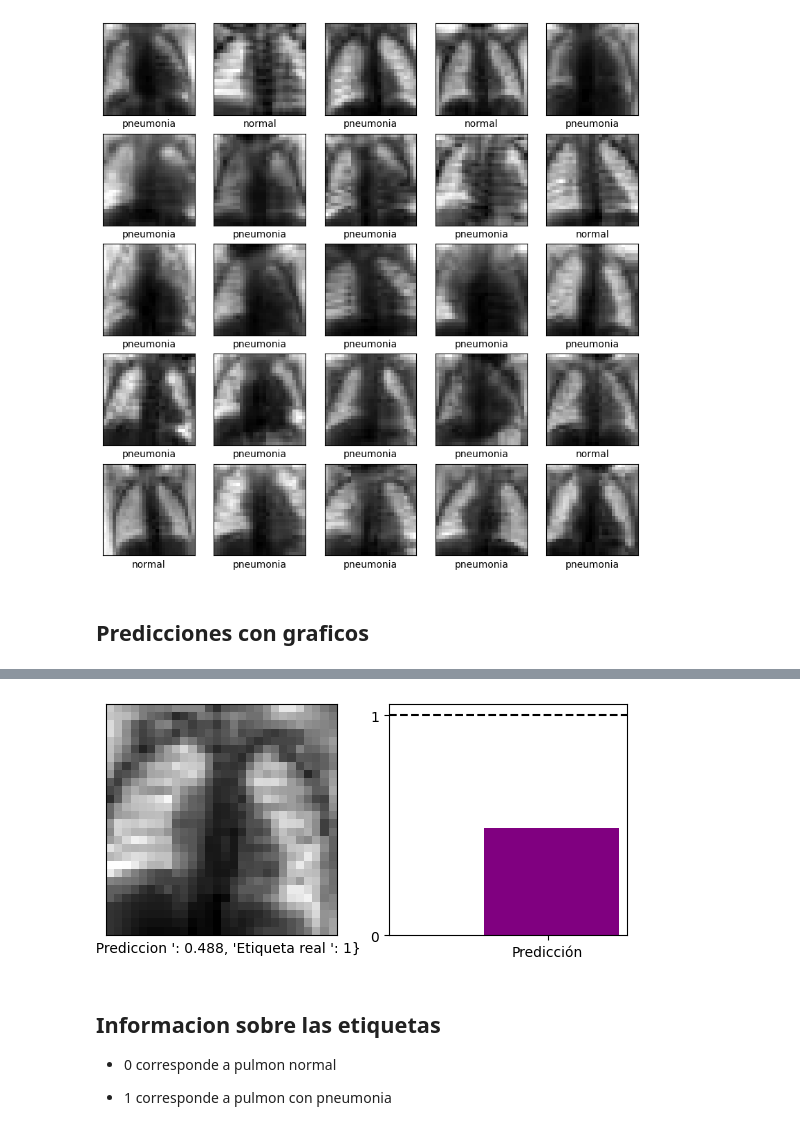
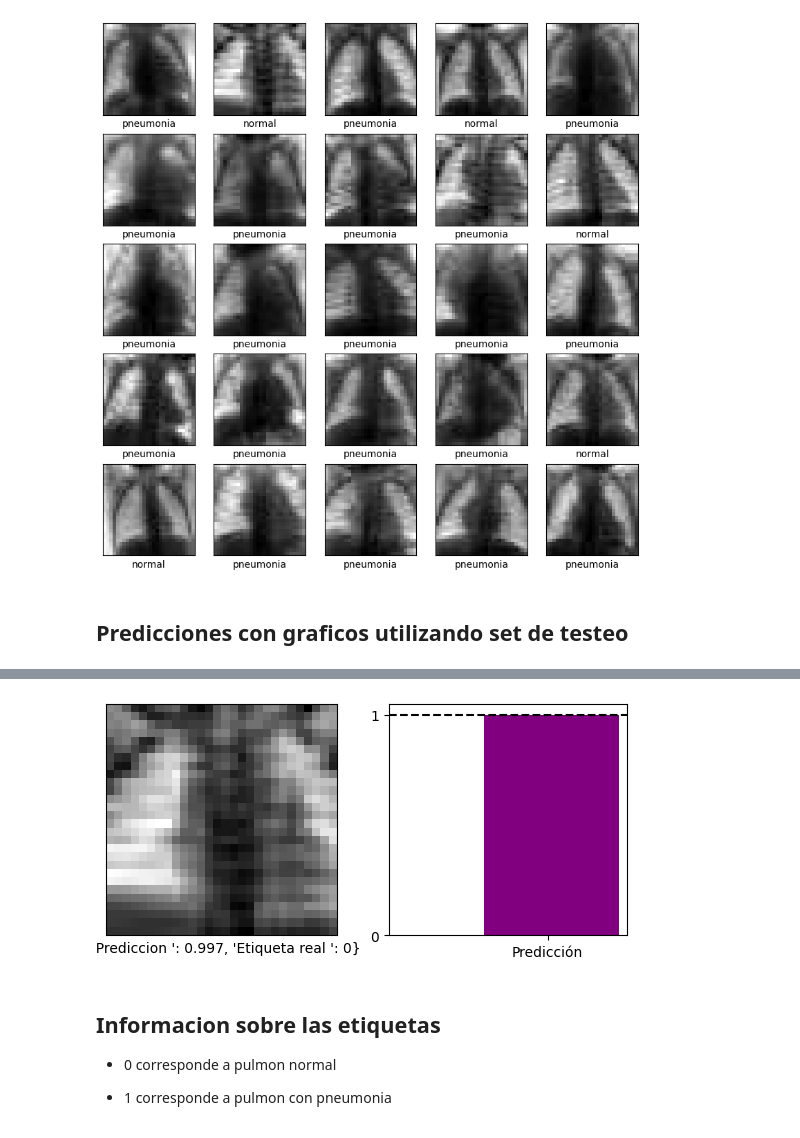
Before and after one commit to Salva13s/Trabajo-IA-MedMNIST, a Jupyter notebook: CNN_a_mano.ipynb, the cells around one changed output, grey strips where cells are left out. Drawn from its saved outputs; the diff is of its cells as text; code cells hidden in the pictures.

```diff
--- a/CNN_a_mano.ipynb
+++ b/CNN_a_mano.ipynb
@@ -107,0 +117,4 @@ print(test_labels2)
+# %%
+train_labels2 = train_labels.flatten()
+test_labels2 = test_labels.flatten()
+val_labels2 = val_labels.flatten()
@@ -108,5 +144,6 @@ print(test_labels2)
 # %%
 train_labels3 = np.array(train_labels2)
+val_labels3 = np.array(val_labels2)
 test_labels3 = np.array(test_labels2)
 # %%
 plt.figure()
@@ -138,7 +175,7 @@ array([[ 62,  19,  15,  42,  54,  74, 113, 138, 153, 153, 154, 156, 160,
         148, 132]], dtype=uint8)
 # %%
 train_images = train_images / 255.0
-
+val_images = val_images / 255.0
 test_images = test_images / 255.0
 # %%
 test_images[0]
@@ -217,6 +254,6 @@ model.compile(optimizer='adam', loss='binary_crossentropy', metrics=['accuracy',
 Entrenamiento del modelo
 # %%
 # Entrenar el modelo
-H = model.fit(train_images, train_labels3, batch_size=32, epochs=10, validation_data=(test_images, test_labels3))
+H = model.fit(train_images, train_labels3, batch_size=32, epochs=10, validation_data=(val_images, val_labels3))
 # %% [output]
 Epoch 1/10
@@ -390,7 +430,7 @@ plt.show()
 # %% [output]
 [figure]
 # %% [markdown]
-## Predicciones con graficos
+## Predicciones con graficos utilizando set de testeo
 # %%
 import matplotlib.pyplot as plt
 
@@ -418,7 +458,7 @@ def plot_value_array(i, predictions_array, true_label):
     plt.xlim(-1, 0.5)
     plt.axhline(y=1.0, color="black", linestyle="--")
 # %%
-i = 88
+i = 1
 predictions = model.predict(test_images)  # Realiza predicciones en los datos de prueba
 
 plt.figure(figsize=(6, 3))
@@ -432,4 +472,4 @@ plt.show()
-[figure, old version]
+[figure, new version]
 # %% [markdown]
 ## Informacion sobre las etiquetas
 - 0 corresponde a pulmon normal
```
Also changed, not shown: parts of 19 cells of this notebook.
